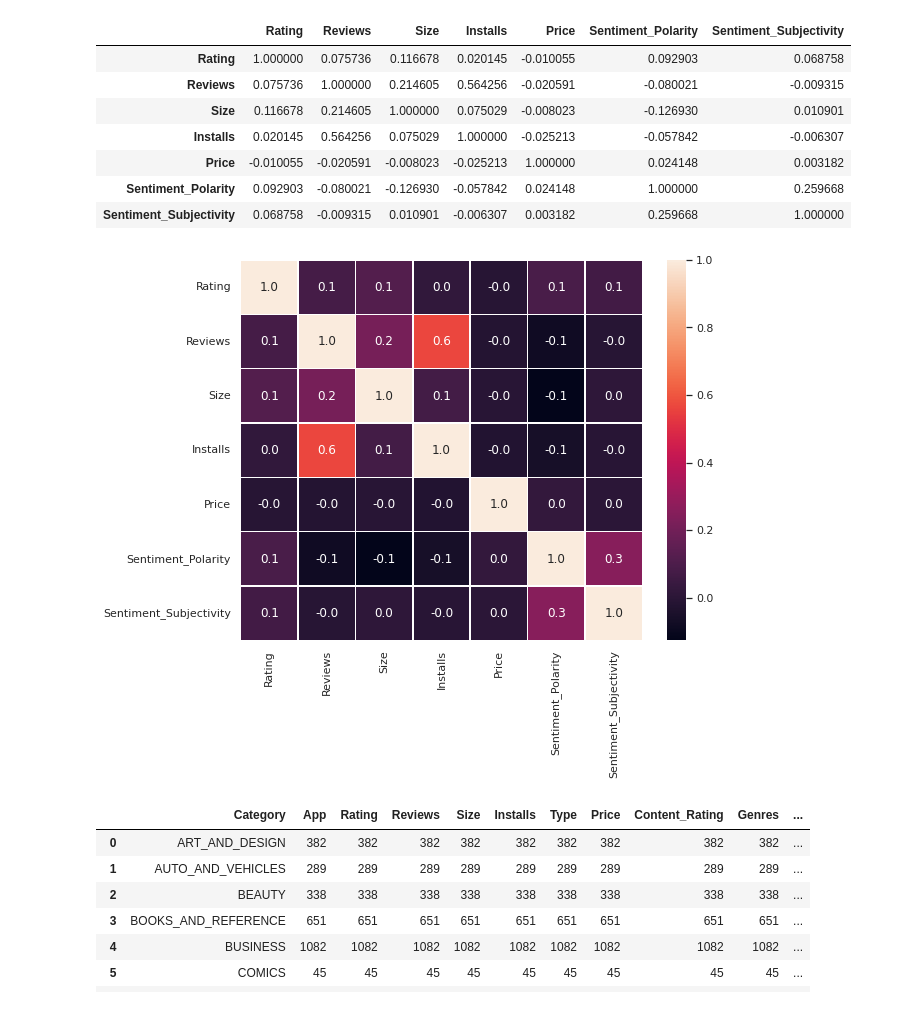
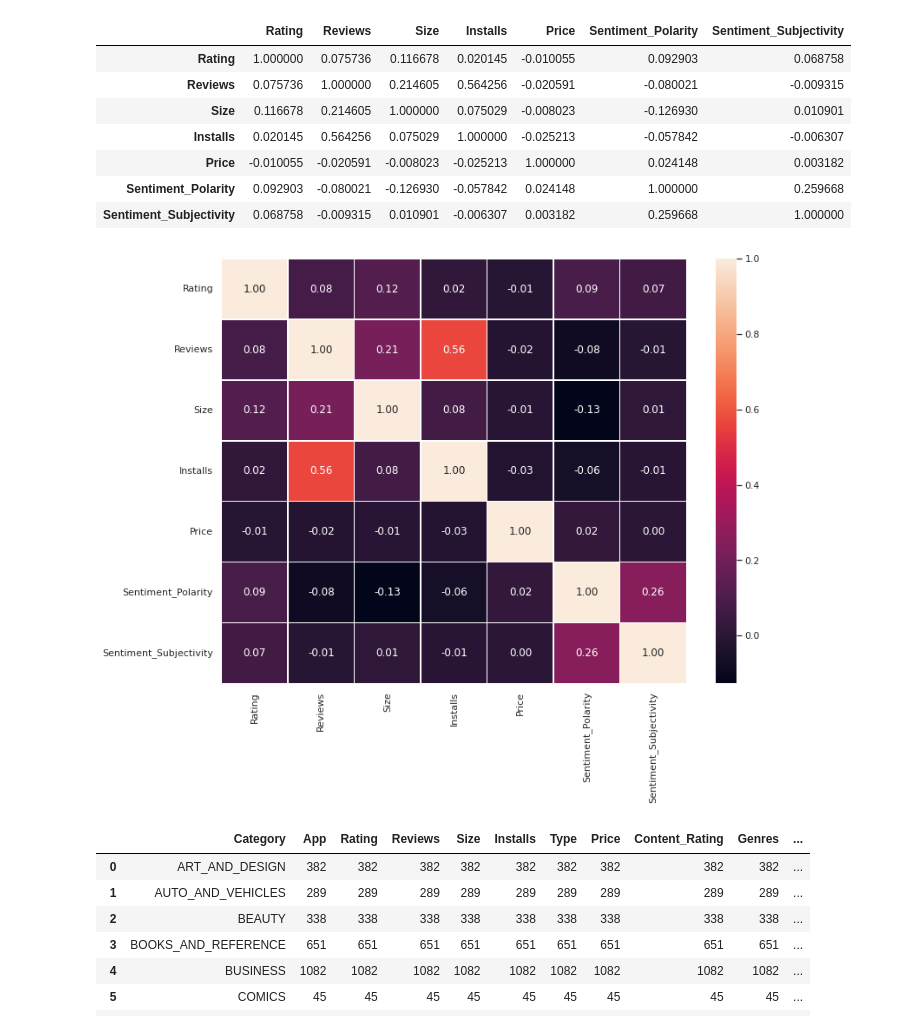
Before and after one commit to shirkepranav98/Play-Store-App-Review-Analysis-, a Jupyter notebook: Pranav_Shirke_Play_Store_App_Review_Analysis_EDA_Project.ipynb, the cells around one changed output. Saved outputs shown, nothing was run; the diff lists cells and outputs as text; code cells hidden in the pictures.

Commit message:
Update_on_data_visualization

```diff
--- a/Pranav_Shirke_Play_Store_App_Review_Analysis_EDA_Project.ipynb
+++ b/Pranav_Shirke_Play_Store_App_Review_Analysis_EDA_Project.ipynb
@@ -495,12 +498,12 @@ merged_df.corr()
 | Sentiment_Polarity | 0.092903 | -0.080021 | -0.126930 | -0.057842 | 0.024148 | 1.000000 | 0.259668 |
 | Sentiment_Subjectivity | 0.068758 | -0.009315 | 0.010901 | -0.006307 | 0.003182 | 0.259668 | 1.000000 |
 # %%
-#correlation map
-f,ax = plt.subplots(figsize=(9,7))
-sns.heatmap(merged_df.corr(), annot=True, linewidths=.5, fmt= '.1f',ax=ax)
+# Correlation map
+f,ax = plt.subplots(figsize=(12,9))
+sns.heatmap(merged_df.corr(), annot=True, linewidths=.5, fmt= '.2f',ax=ax)
 plt.show()
 # %% [output]
-[figure, old version]
+[figure, new version]
 # %%
 cat_merged_df=merged_df.groupby(merged_df.Category).count()
 cat_merged_df.reset_index(inplace=True)
```
Also changed, not shown: parts of 16 cells of this notebook.
